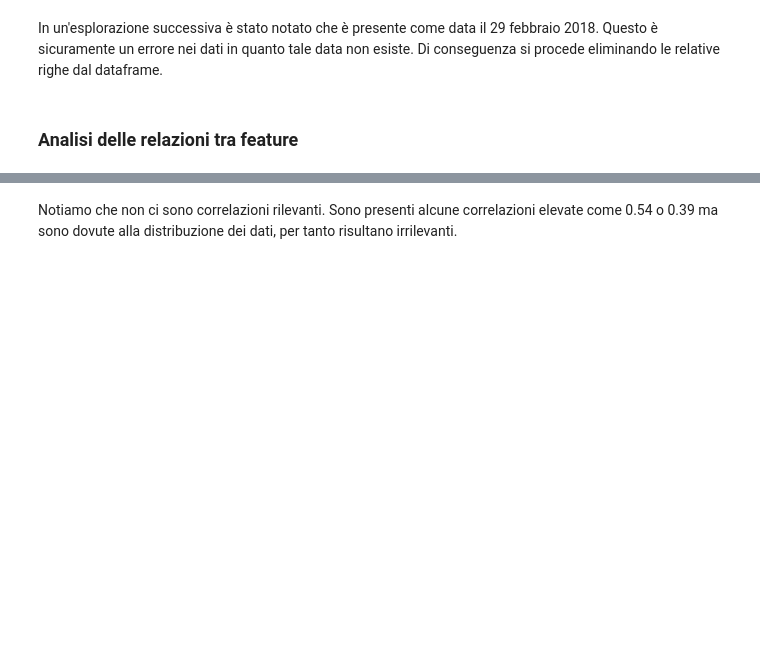
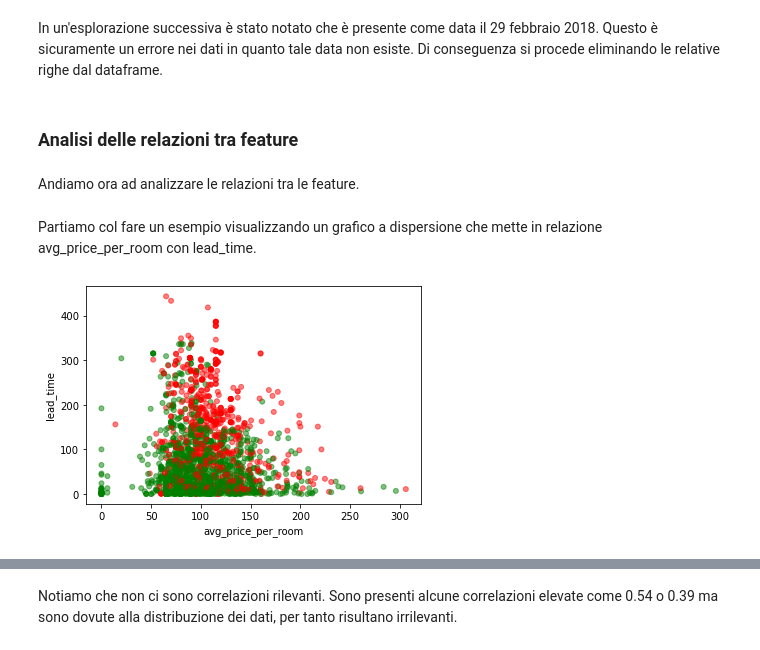
Before and after one commit to BedeschiFederica/DataIntensiveProject, a Jupyter notebook: hotel_reservations.ipynb, the cells around one changed output, grey strips where cells are left out. Drawn from its saved outputs; the diff is of its cells as text; code cells hidden in the pictures; blank space fills up the shorter version.

```diff
--- a/hotel_reservations.ipynb
+++ b/hotel_reservations.ipynb
@@ -201,4 +201,19 @@ In un'esplorazione successiva è stato notato che è presente come data il 29 fe
 data = data.drop(data.loc[(data["arrival_year"] == 2018) & (data["arrival_month"] == 2) & (data["arrival_date"] == 29)].index)
 # %% [markdown]
 ### Analisi delle relazioni tra feature
+# %% [markdown]
+Andiamo ora ad analizzare le relazioni tra le feature.
+# %% [markdown]
+Partiamo col fare un esempio visualizzando un grafico a dispersione che mette in relazione avg_price_per_room con lead_time.
+# %%
+sample = data.sample(2000)
+sample.plot.scatter(
+    "avg_price_per_room",
+    "lead_time",
+    alpha=0.5,
+    s=25,
+    c=sample["booking_status"].map(booking_status_colors)
+);
+# %% [output]
+[figure, added]
 # %% [markdown]
```
Also changed, not shown: parts of 66 cells of this notebook.
